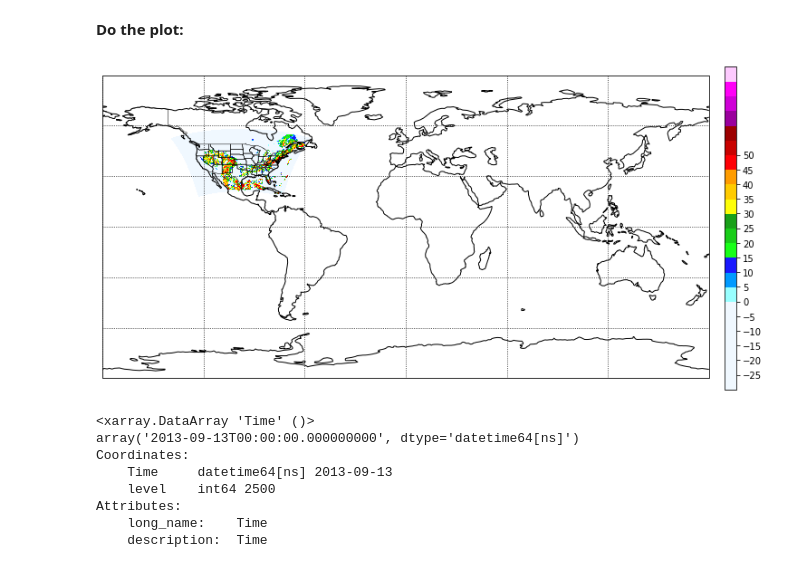
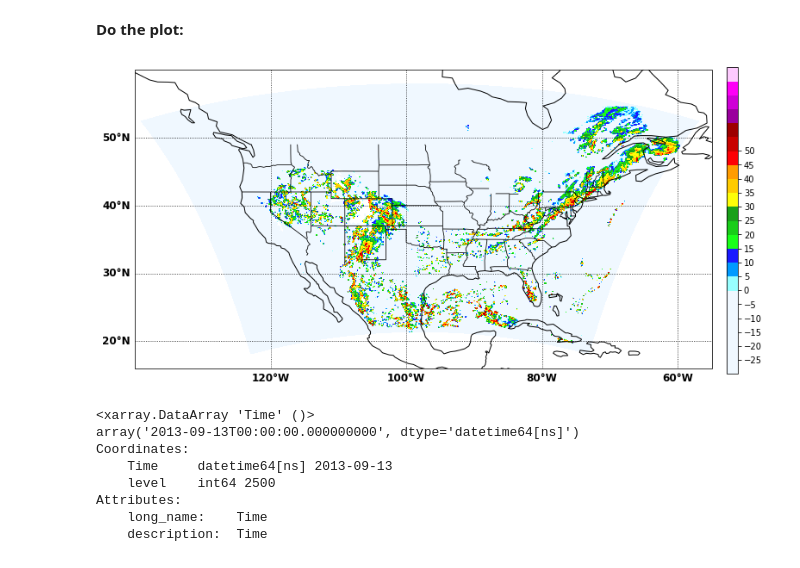
Before and after one commit to Lusicl/WRF_dBZ_Cloud_Classification, a Jupyter notebook: WRF_dBZ_Class_CONUS1/wrf_dbz_Interp_Plot_test.ipynb, the cells around one changed output. Saved outputs shown, nothing was run; the diff lists cells and outputs as text; code cells hidden in the pictures.

```diff
--- a/WRF_dBZ_Class_CONUS1/wrf_dbz_Interp_Plot_test.ipynb
+++ b/WRF_dBZ_Class_CONUS1/wrf_dbz_Interp_Plot_test.ipynb
@@ -104,21 +104,28 @@ def new_map(fig):
     # ax = fig.add_subplot(1, 1, 1, projection=proj)
     ax = plt.axes(projection=proj)
 
+    ## Set extent:
+    # ax.set_global()
+    ax.set_extent([-140, -55, 16, 60], crs=proj)
+
     ## Grab state borders:
     state_borders = NaturalEarthFeature(category='cultural',
-                                        name='admin_1_states_provinces_shp',
+                                        name='admin_1_states_provinces_lines',
                                         scale='110m',
                                         facecolor='none'
                                        )
-    ax.add_feature(state_borders, edgecolor='black', linewidth=0.5)
+    ax.add_feature(state_borders, edgecolor='black', linewidth=0.8)
 
     ## Add coast lines:
     ax.coastlines('110m', 'black', linewidth=1)
 
-    # Add the gridlines
-    ax.gridlines(color="black", linestyle="dotted")
+    ## Add the gridlines:
+    ax_gl = ax.gridlines(draw_labels=True, dms=True, x_inline=False, y_inline=False, color="black", linestyle="dotted")
+    ax_gl.top_labels = False
+    ax_gl.right_labels = False
+    ax_gl.xlabel_style = {'size': 12, 'weight': 'bold'}
+    ax_gl.ylabel_style = {'size': 12, 'weight': 'bold'}
 
-    # ax.set_global()
 
     return ax
 # %% [markdown]
@@ -131,56 +138,38 @@ ax1 = new_map(fig)
 
 plotting_var = dbz_lev.data
 plotting_lon = dbz_lev.XLONG
 plotting_lat = dbz_lev.XLAT
 
-cf = ax1.contourf(plotting_lon, plotting_lat, plotting_var, levels=clevs, colors=ccols)
+
+## CWB colorbar:
+
+cf = ax1.contourf(plotting_lon, plotting_lat, plotting_var, 23, levels=clevs, colors=ccols)
 
 cbar_ax = fig.add_axes([0.92, 0.225, 0.015, 0.55])
 cbar = fig.colorbar(cf, cax=cbar_ax, ticks=clevs[1:17], fraction=0.04)
 
 # dbz_lev.plot(ax=ax1, transform = ccrs.LambertConformal(central_longitude=-100, central_latitude=40))
 # dbz_lev.plot(ax=ax1, transform=ccrs.PlateCarree())
 # dbz_lev.plot(ax=ax1)
 
 # Set the map bounds:
 # ax1.set_xlim(-120, -80)
 # ax1.set_ylim(20, 60)
 
 
 ## NWS colorbar:
 
 # cf = ax1.pcolormesh(dbz_lev.XLONG, dbz_lev.XLAT, dbz_lev, cmap=ref_cmap, norm=ref_norm, zorder=0)
 
 # ax1.coastlines('10m', 'black', linewidth=2, zorder=2)
 
 # cbar_ax = fig.add_axes([0.9, 0.225, 0.015, 0.55])
 # cbar = fig.colorbar(cf, cax=cbar_ax)
 
 
-## CWB colorbar:
-
-# ax1.set_global()
-
-# ## add coast lines:
-# ax1.coastlines('110m', 'black', linewidth=2, zorder=2)
-# ## Grab state borders:
-# state_borders = NaturalEarthFeature(category='cultural',
-#                                     name='admin_1_states_provinces_lines',
-#                                     scale='110m',
-#                                     facecolor='none'
-#                                    )
-# ax1.add_feature(state_borders, edgecolor='black', linewidth=1, zorder=3)
-
-# lats, lons = latlon_coords(dbz_lev)
-# cf = ax1.contourf(to_np(lons), to_np(lats), to_np(dbz_lev), levels=clevs, colors=ccols, transform=ccrs.LambertConformal(), zorder=1)
-
-# cbar_ax = fig.add_axes([0.8, 0.225, 0.015, 0.55])
-# cbar = fig.colorbar(cf, cax=cbar_ax, ticks=clevs[1:17], fraction=0.04)
-
-
 # plt.title(datetime.utcnow())
 # %% [output]
-[figure, old version]
+[figure, new version]
 # %%
 # lats, lons = latlon_coords(dbz_lev)
 
```
